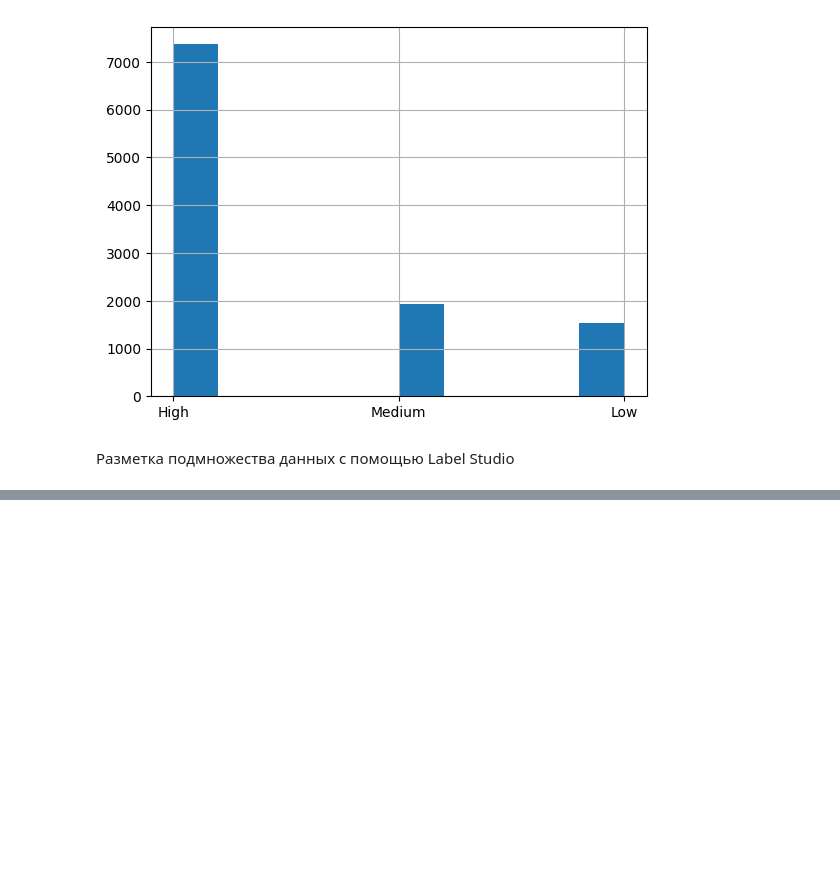
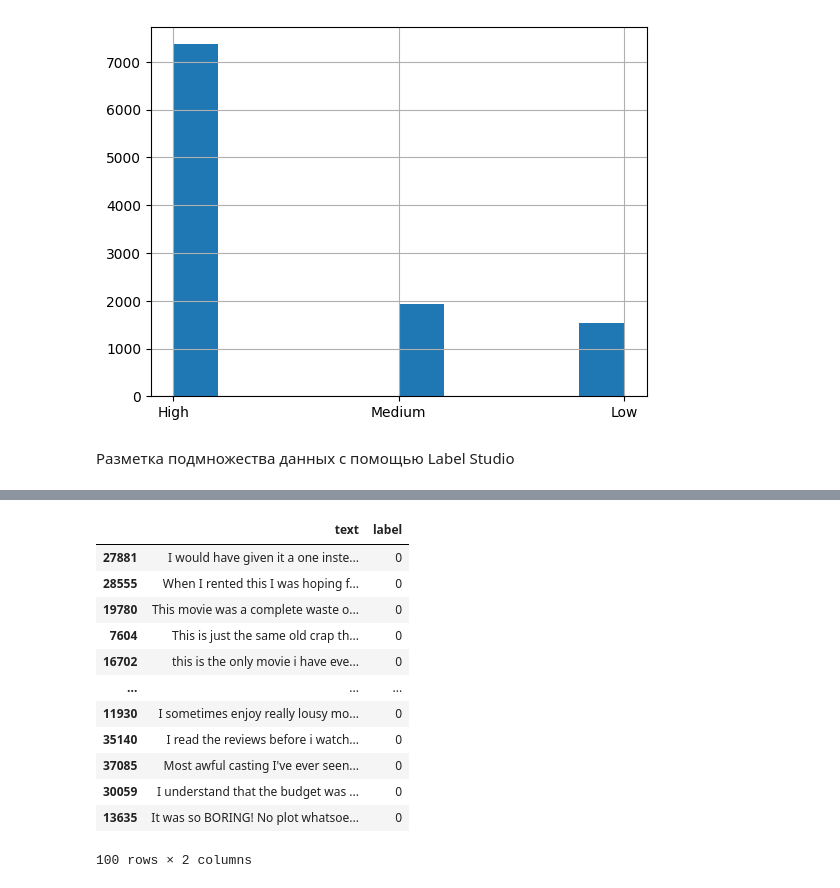
Before and after one commit to nata44845/data_extract_parsing, a Jupyter notebook: seminar9/sample_solution_9.ipynb, the cells around one changed output, grey strips where cells are left out. Drawn from its saved outputs; the diff is of its cells as text; code cells hidden in the pictures; blank space fills up the shorter version.

```diff
--- a/seminar9/sample_solution_9.ipynb
+++ b/seminar9/sample_solution_9.ipynb
@@ -56,0 +83,16 @@ subset.to_csv("sentiment2.csv", index=False)
+# %%
+def train_model(labeled_data):
+    vect = TfidfVectorizer()
+    x = vect.fit_transform(labeled_data['text'])
+    y = labeled_data['label']
+    model = LogisticRegression()
+    model.fit(x,y)
+    return model, vect
+
+model, vect = train_model(labeled_marks)
+# %%
+x_unlabeled = vect.transform(unlabeled_marks['text'])
+y_unlabeled_predicted = model.predict(x_unlabeled)
+# %%
+y_unlabeled_proba = model.predict_proba(x_unlabeled)
+uncertainly = -(y_unlabeled_proba*np.log(y_unlabeled_proba)).sum(axis=1)
@@ -56,0 +104,19 @@ subset.to_csv("sentiment2.csv", index=False)
+# %%
+labeled_new = unlabeled_marks.iloc[uncertainly.argsort()[:100]]
+unlabeled_new = unlabeled_marks.iloc[uncertainly.argsort()[100:]]
+# %%
+labeled_new
+# %% [output]
+|  | text | label |
+| 27881 | I would have given it a one inste... | 0 |
+| 28555 | When I rented this I was hoping f... | 0 |
+| 19780 | This movie was a complete waste o... | 0 |
+| 7604 | This is just the same old crap th... | 0 |
+| 16702 | this is the only movie i have eve... | 0 |
+| ... | ... | ... |
+| 11930 | I sometimes enjoy really lousy mo... | 0 |
+| 35140 | I read the reviews before i watch... | 0 |
+| 37085 | Most awful casting I've ever seen... | 0 |
+| 30059 | I understand that the budget was ... | 0 |
+| 13635 | It was so BORING! No plot whatsoe... | 0 |
+100 rows × 2 columns
```
Also changed, not shown: parts of 17 cells of this notebook, 10 other files.
